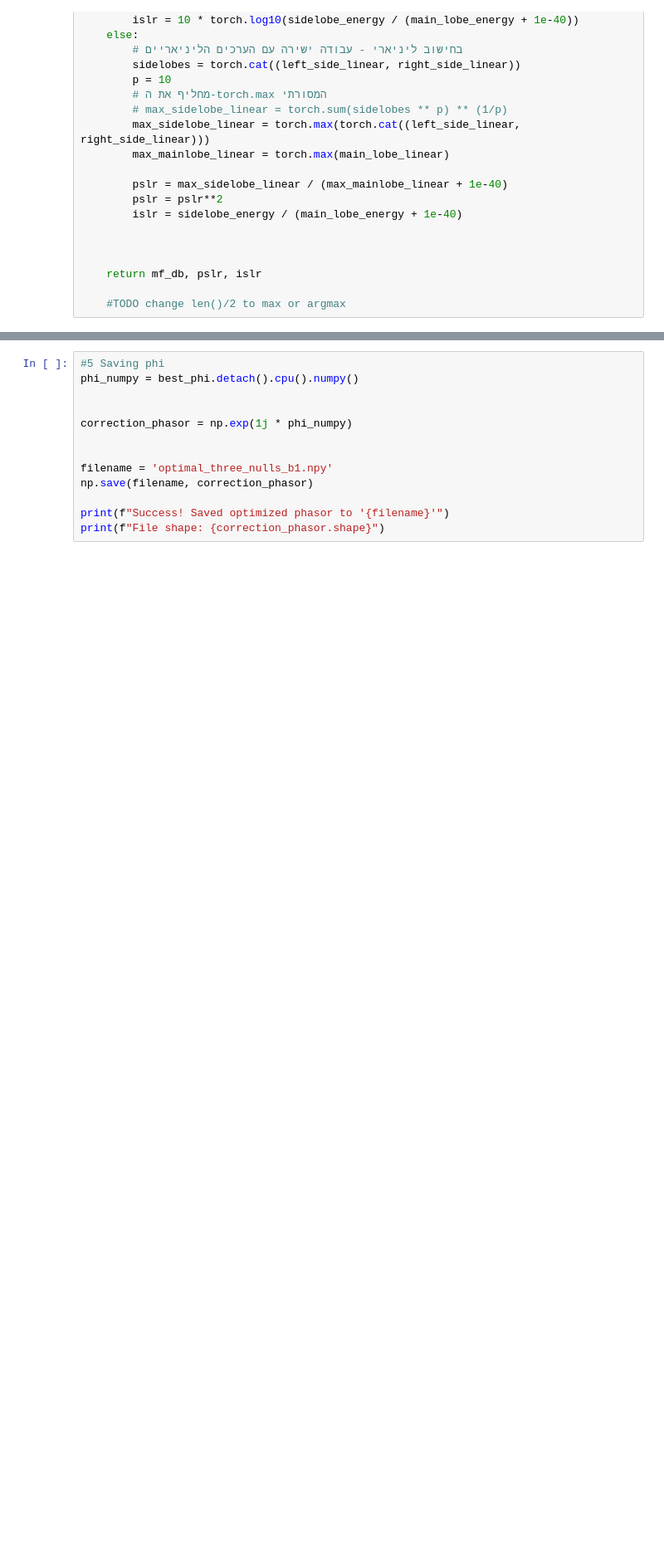
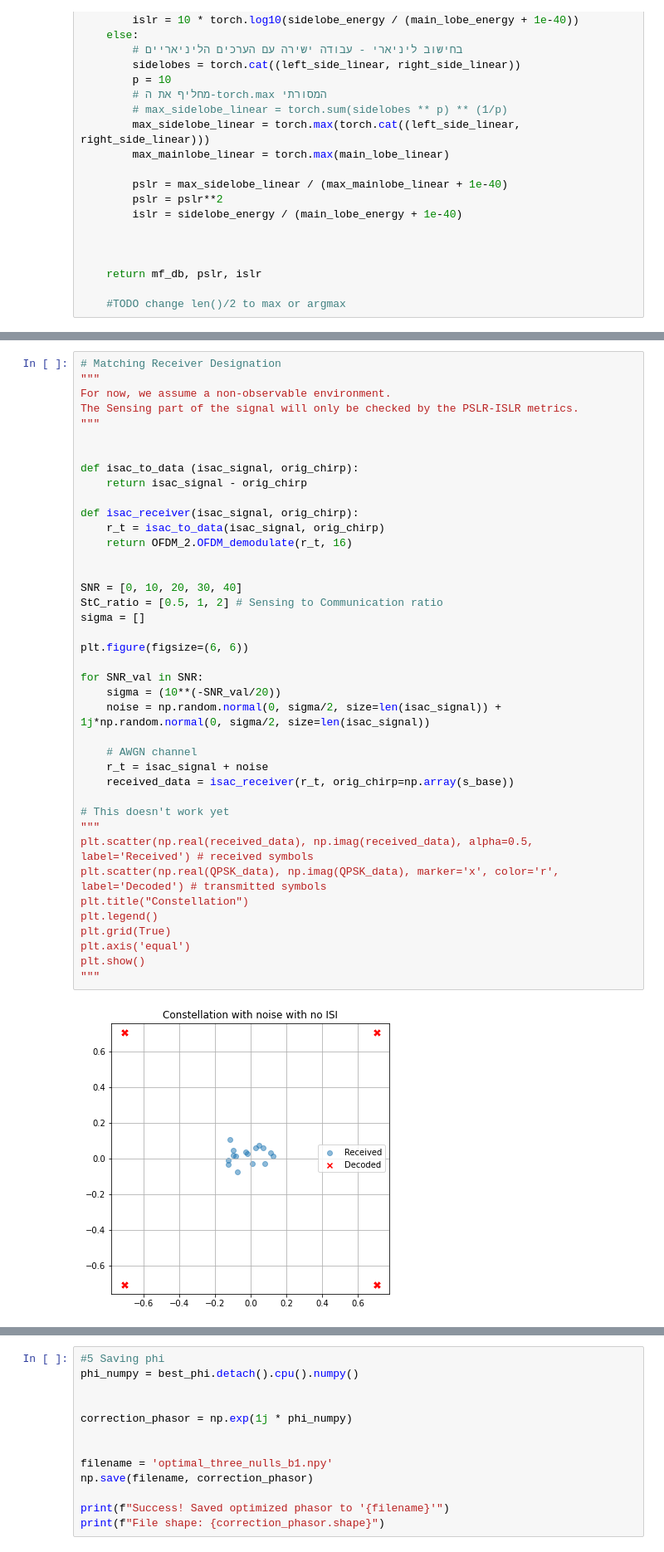
Before and after one commit to OriNik100/Spec_Null, a Jupyter notebook: non_linear_eq3.ipynb, the cells around one changed output, grey strips where cells are left out. Shown at 83% size. Drawn from its saved outputs; the diff is of its cells as text; blank space fills up the shorter version.

```diff
--- a/non_linear_eq3.ipynb
+++ b/non_linear_eq3.ipynb
@@ -441,3 +442,45 @@ plt.show()
+# %%
+# Matching Receiver Designation
+"""
+For now, we assume a non-observable environment.
+The Sensing part of the signal will only be checked by the PSLR-ISLR metrics.
+"""
+
+
+def isac_to_data (isac_signal, orig_chirp):
+    return isac_signal - orig_chirp
+
+def isac_receiver(isac_signal, orig_chirp):
+    r_t = isac_to_data(isac_signal, orig_chirp)
+    return OFDM_2.OFDM_demodulate(r_t, 16)
+
+
+SNR = [0, 10, 20, 30, 40]
+StC_ratio = [0.5, 1, 2] # Sensing to Communication ratio
+sigma = []
+
+plt.figure(figsize=(6, 6))
+
+for SNR_val in SNR:
+    sigma = (10**(-SNR_val/20))
+    noise = np.random.normal(0, sigma/2, size=len(isac_signal)) + 1j*np.random.normal(0, sigma/2, size=len(isac_signal))
+
+    # AWGN channel
+    r_t = isac_signal + noise
+    received_data = isac_receiver(r_t, orig_chirp=np.array(s_base))
+
+# This doesn't work yet
+"""
+plt.scatter(np.real(received_data), np.imag(received_data), alpha=0.5, label='Received') # received symbols
+plt.scatter(np.real(QPSK_data), np.imag(QPSK_data), marker='x', color='r', label='Decoded') # transmitted symbols
+plt.title("Constellation")
+plt.legend()
+plt.grid(True)
+plt.axis('equal')
+plt.show()
+"""
+# %% [output]
+[figure, added]
 # %%
 #4 - Matched Filter and PSLR Calculation
 with torch.no_grad():
```
Also changed, not shown: parts of 3 cells of this notebook, 1 other file.
